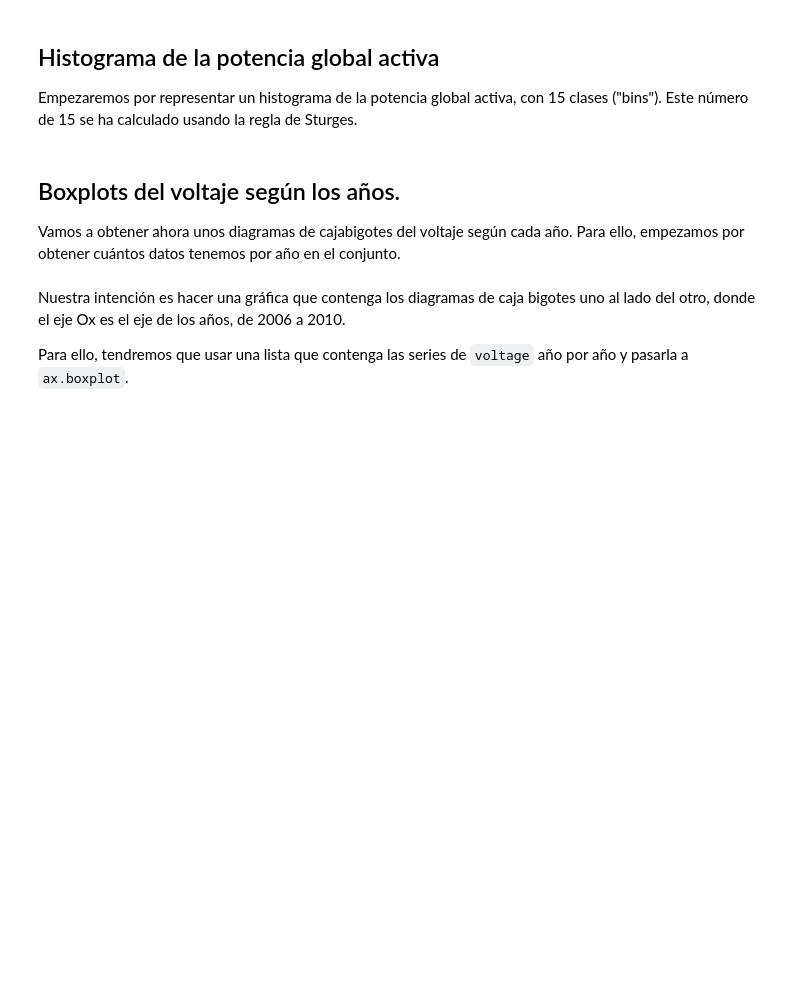
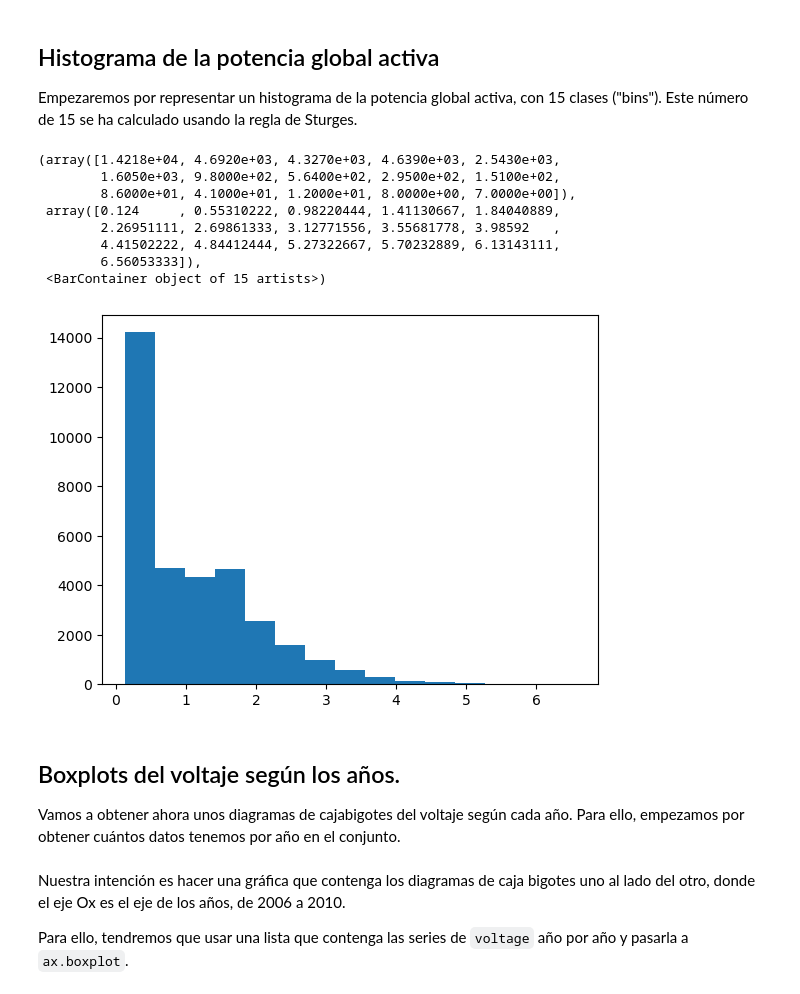
Before and after one commit to Antoniogins/IntroductionToDataScience, a Jupyter notebook: src/05-visualizar-con-graficas/02-visualizacion_consumo_vivienda_handout.ipynb, the cells around one changed output. Cells and saved outputs as stored; diff of their text form; code cells hidden in the pictures; blank space fills up the shorter version.

```diff
--- a/src/05-visualizar-con-graficas/02-visualizacion_consumo_vivienda_handout.ipynb
+++ b/src/05-visualizar-con-graficas/02-visualizacion_consumo_vivienda_handout.ipynb
@@ -17,6 +22,8 @@ Definimos la variable `DATA_DIRECTORY` que indica dónde están situados nuestro
 # %%
 # Completar aquí: definir DATA_DIRECTORY
 
+DATA_DIR = Path("..") / ".." / "data"
+FIGURES_DIR = Path("..") / ".." / "figures"
 # --------------------
 # %% [markdown]
 Podemos importar los datos en un `DataFrame` que llamaremos `vivienda`. Lo haremos especificando que la columna `date_hour` debe ser parseada como `datetime` y que la usaremos como `index`. Indicaremos la ubicación del fichero de datos usando `path.join` y la variable `DATA_DIRECTORY`.
@@ -27,0 +30,11 @@ vivienda
+# %%
+# Completar aquí
+vivienda = pd.read_csv(
+    DATA_DIR / "household_hourly_power_consumption.txt",
+    skiprows=13,
+    sep=";",
+    parse_dates=[0],
+    index_col=0
+)
+# --------------------
+vivienda
@@ -35,3 +59,19 @@ Empezaremos por representar un histograma de la potencia global activa, con 15 c
+# %%
+# Completar aquí
+fig, ax = plt.subplots()
+ax.hist(vivienda["global_active_power"], bins=15)
+
+# --------------------
+# %% [output]
+(array([1.4218e+04, 4.6920e+03, 4.3270e+03, 4.6390e+03, 2.5430e+03,
+        1.6050e+03, 9.8000e+02, 5.6400e+02, 2.9500e+02, 1.5100e+02,
+        8.6000e+01, 4.1000e+01, 1.2000e+01, 8.0000e+00, 7.0000e+00]),
+ array([0.124     , 0.55310222, 0.98220444, 1.41130667, 1.84040889,
+        2.26951111, 2.69861333, 3.12771556, 3.55681778, 3.98592   ,
+        4.41502222, 4.84412444, 5.27322667, 5.70232889, 6.13143111,
+        6.56053333]),
+ <BarContainer object of 15 artists>)
+[figure, added]
 # %% [markdown]
 ## Boxplots del voltaje según los años.
 Vamos a obtener ahora unos diagramas de cajabigotes del voltaje según cada año. Para ello, empezamos por obtener cuántos datos tenemos por año en el conjunto.
```
Also changed, not shown: parts of 26 cells of this notebook, 5 other files.
